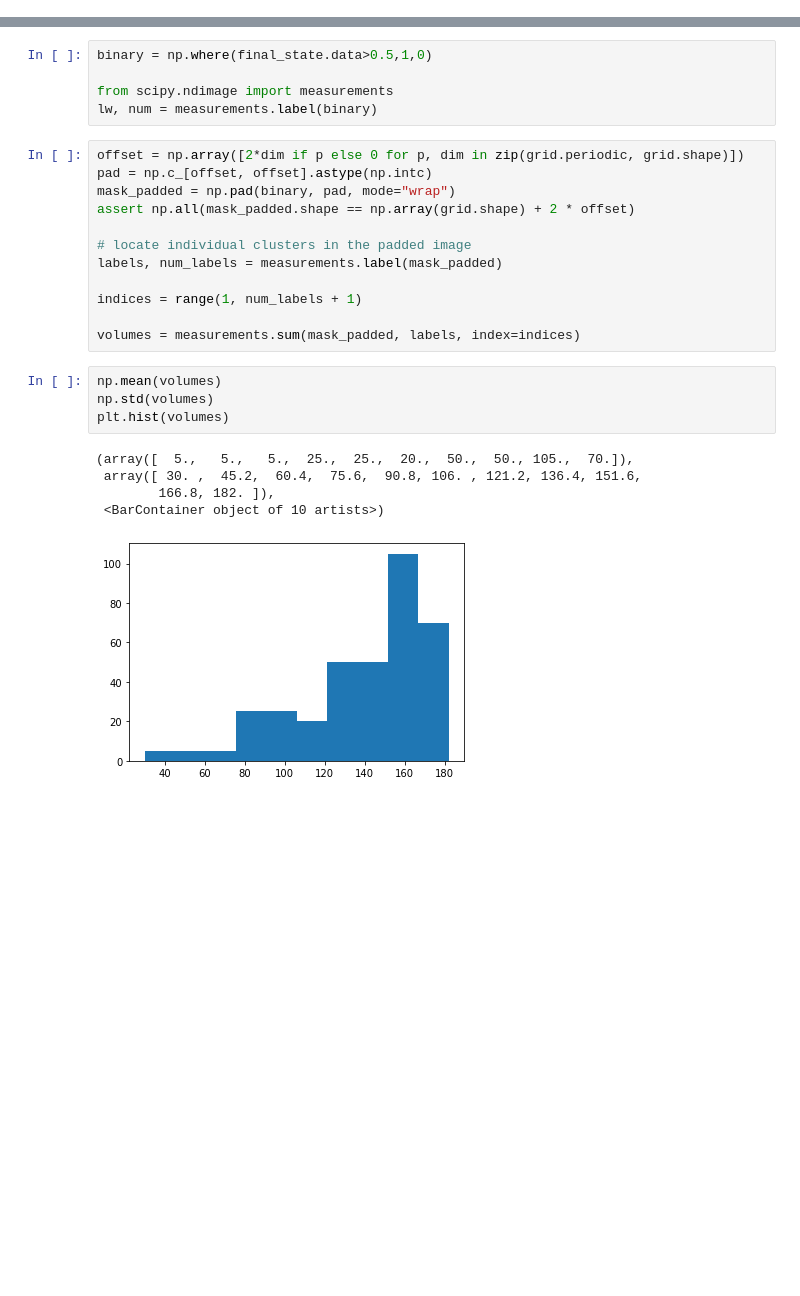
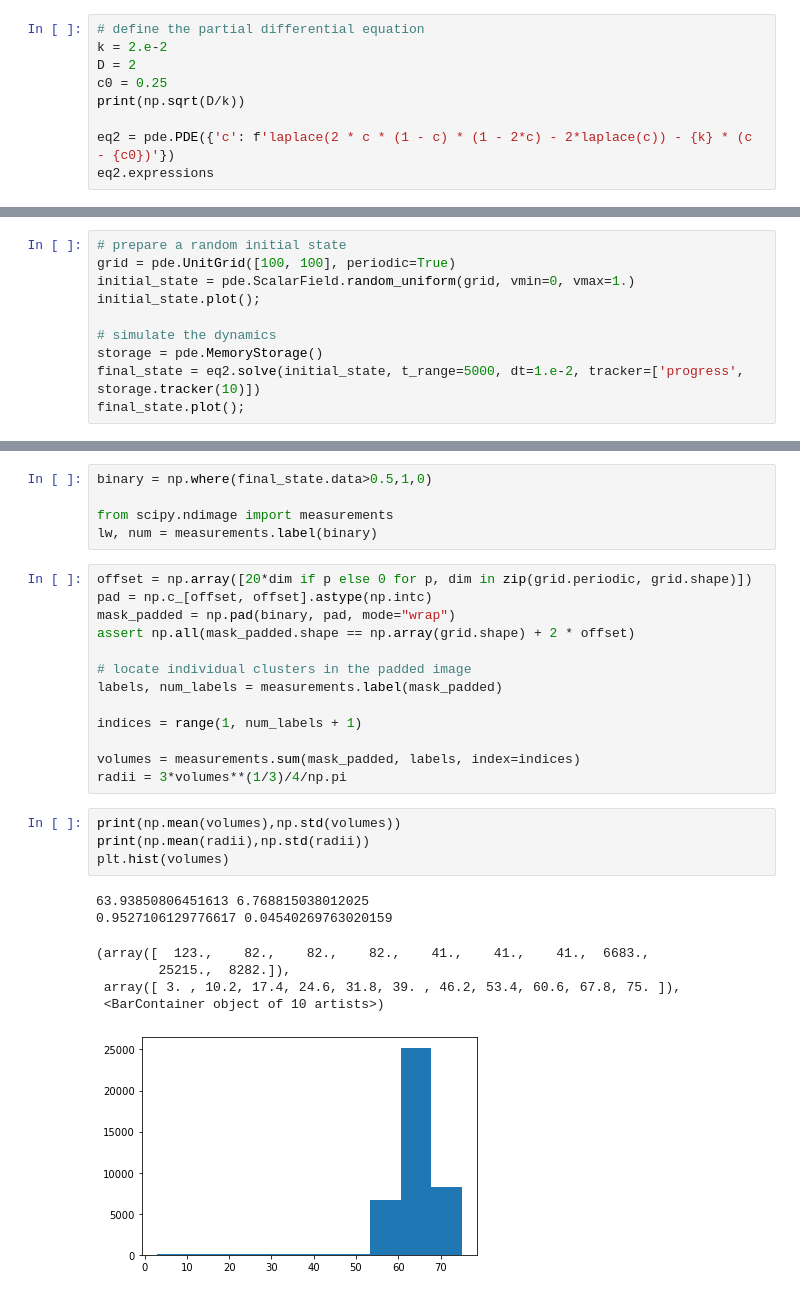
Before and after one commit to zwicker-group/tutorial-pattern-formation-in-cells, a Jupyter notebook: 05_non-ideal-reaction-diffusion.ipynb, the cells around one changed output, grey strips where cells are left out. Saved outputs shown, nothing was run; the diff lists cells and outputs as text; blank space fills up the shorter version.

```diff
--- a/05_non-ideal-reaction-diffusion.ipynb
+++ b/05_non-ideal-reaction-diffusion.ipynb
@@ -223,3 +223,12 @@ Not all droplets attain exactly the same size for this simulation time, would th
 They arrange in a hexagonal pattern, because it is the closed packing solution in 2D. As a hexagonal pattern does not fit into a quadratic box it is possible that the steady state contains defects and not all droplets attain exactly the same time even for infinite simulation time.
 # %% [markdown]
 ### Droplet size depends on length scale $\ell$
+# %%
+# define the partial differential equation
+k = 2.e-2
+D = 2
+c0 = 0.25
+print(np.sqrt(D/k))
+
+eq2 = pde.PDE({'c': f'laplace(2 * c * (1 - c) * (1 - 2*c) - 2*laplace(c)) - {k} * (c - {c0})'})
+eq2.expressions
@@ -225,0 +238,10 @@ They arrange in a hexagonal pattern, because it is the closed packing solution i
+# %%
+# prepare a random initial state
+grid = pde.UnitGrid([100, 100], periodic=True)
+initial_state = pde.ScalarField.random_uniform(grid, vmin=0, vmax=1.)
+initial_state.plot();
+
+# simulate the dynamics
+storage = pde.MemoryStorage()
+final_state = eq2.solve(initial_state, t_range=5000, dt=1.e-2, tracker=['progress', storage.tracker(10)])
+final_state.plot();
@@ -229,7 +254,7 @@ binary = np.where(final_state.data>0.5,1,0)
 from scipy.ndimage import measurements
 lw, num = measurements.label(binary)
 # %%
-offset = np.array([2*dim if p else 0 for p, dim in zip(grid.periodic, grid.shape)])
+offset = np.array([20*dim if p else 0 for p, dim in zip(grid.periodic, grid.shape)])
 pad = np.c_[offset, offset].astype(np.intc)
 mask_padded = np.pad(binary, pad, mode="wrap")
 assert np.all(mask_padded.shape == np.array(grid.shape) + 2 * offset)
@@ -240,13 +265,16 @@ labels, num_labels = measurements.label(mask_padded)
 indices = range(1, num_labels + 1)
 
 volumes = measurements.sum(mask_padded, labels, index=indices)
+radii = 3*volumes**(1/3)/4/np.pi
 # %%
-np.mean(volumes)
-np.std(volumes)
+print(np.mean(volumes),np.std(volumes))
+print(np.mean(radii),np.std(radii))
 plt.hist(volumes)
 # %% [output]
-(array([  5.,   5.,   5.,  25.,  25.,  20.,  50.,  50., 105.,  70.]),
- array([ 30. ,  45.2,  60.4,  75.6,  90.8, 106. , 121.2, 136.4, 151.6,
-        166.8, 182. ]),
- <BarContainer object of 10 artists>)
+63.93850806451613 6.768815038012025
+0.9527106129776617 0.04540269763020159
+(array([  123.,    82.,    82.,    82.,    41.,    41.,    41.,  6683.,
+        25215.,  8282.]),
+ array([ 3. , 10.2, 17.4, 24.6, 31.8, 39. , 46.2, 53.4, 60.6, 67.8, 75. ]),
+ <BarContainer object of 10 artists>)
-[figure, old version]
+[figure, new version]
```
Also changed, not shown: parts of 6 cells of this notebook.
